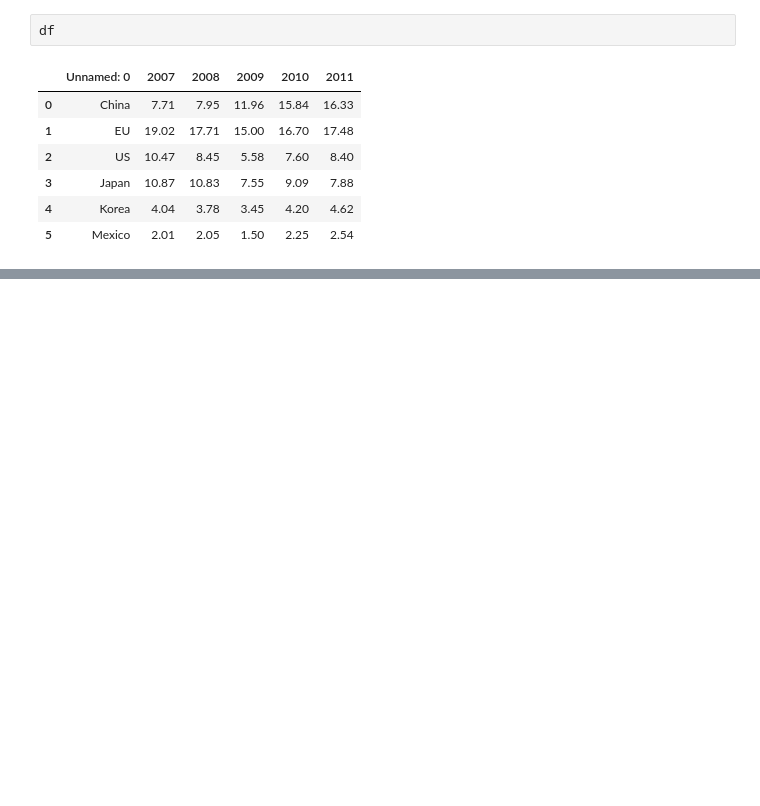
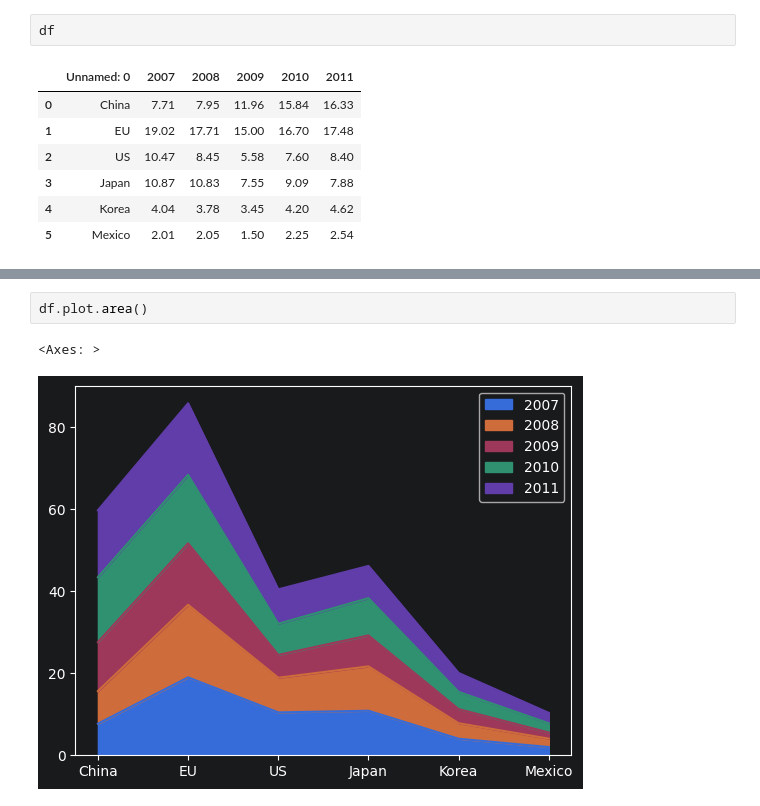
Before and after one commit to Gwiin/study, a Jupyter notebook: ML/pandas/ex_01.ipynb, the cells around one changed output, grey strips where cells are left out. Saved outputs shown, nothing was run; the diff lists cells and outputs as text; blank space fills up the shorter version.

```diff
--- a/ML/pandas/ex_01.ipynb
+++ b/ML/pandas/ex_01.ipynb
@@ -95,0 +241,5 @@ df
+# %%
+df.plot.area()
+# %% [output]
+<Axes: >
+[figure, added]
```
Also changed, not shown: parts of 55 cells of this notebook, 6 other files.
